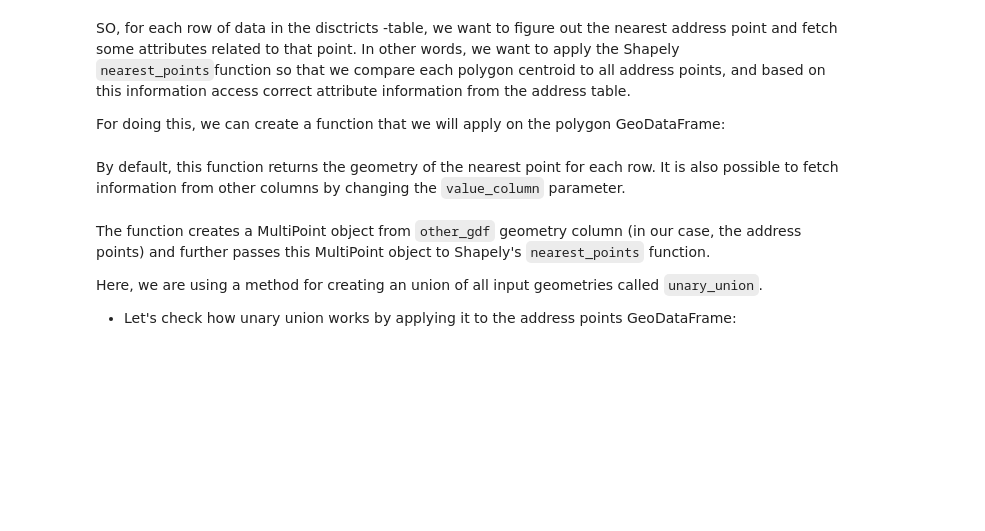
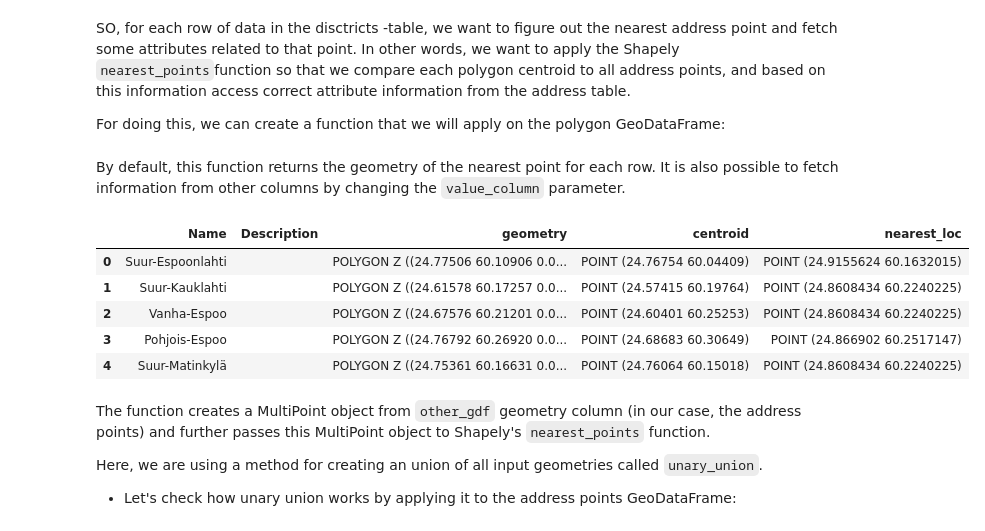
Before and after one commit to Gustacro/AutoGIS_2019, a Jupyter notebook: lesson_3/nearest-neighbour.ipynb, the cells around one changed output. Saved outputs shown, nothing was run; the diff lists cells and outputs as text; code cells hidden in the pictures; blank space fills up the shorter version.

```diff
--- a/lesson_3/nearest-neighbour.ipynb
+++ b/lesson_3/nearest-neighbour.ipynb
@@ -142,6 +134,16 @@ def get_nearest_values(row, other_gdf, point_column='geometry', value_column="ge
     return nearest_value
 # %% [markdown]
 By default, this function returns the geometry of the nearest point for each row. It is also possible to fetch information from other columns by changing the `value_column` parameter.
+# %%
+df1["nearest_loc"] = df1.apply(get_nearest_values2, other_gdf=df2, point_column="centroid", axis=1)
+df1.head()
+# %% [output]
+|  | Name | Description | geometry | centroid | nearest_loc |
+| 0 | Suur-Espoonlahti |  | POLYGON Z ((24.77506 60.10906 0.0... | POINT (24.76754 60.04409) | POINT (24.9155624 60.1632015) |
+| 1 | Suur-Kauklahti |  | POLYGON Z ((24.61578 60.17257 0.0... | POINT (24.57415 60.19764) | POINT (24.8608434 60.2240225) |
+| 2 | Vanha-Espoo |  | POLYGON Z ((24.67576 60.21201 0.0... | POINT (24.60401 60.25253) | POINT (24.8608434 60.2240225) |
+| 3 | Pohjois-Espoo |  | POLYGON Z ((24.76792 60.26920 0.0... | POINT (24.68683 60.30649) | POINT (24.866902 60.2517147) |
+| 4 | Suur-Matinkylä |  | POLYGON Z ((24.75361 60.16631 0.0... | POINT (24.76064 60.15018) | POINT (24.8608434 60.2240225) |
 # %% [markdown]
 The function creates a MultiPoint object from `other_gdf` geometry column (in our case, the address points) and further passes this MultiPoint object to Shapely's `nearest_points` function.
 
```
Also changed, not shown: parts of 21 cells of this notebook, 5 other files.
